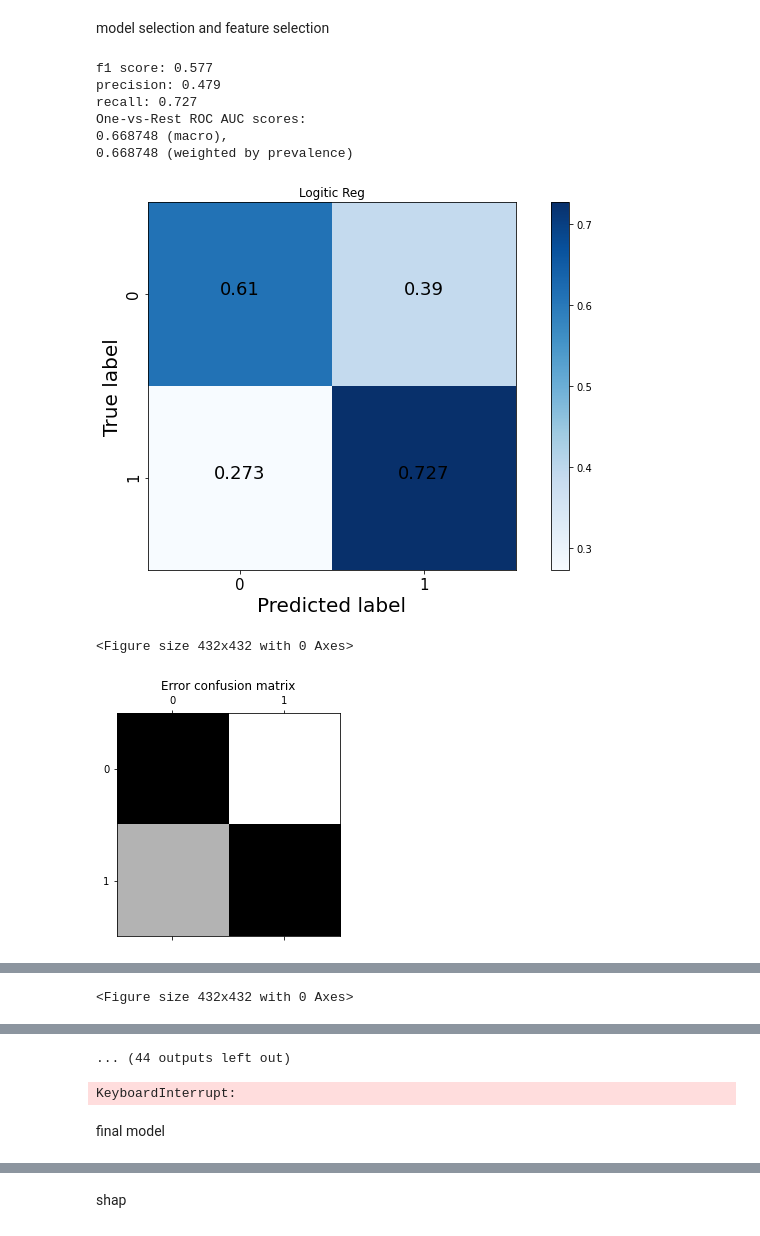
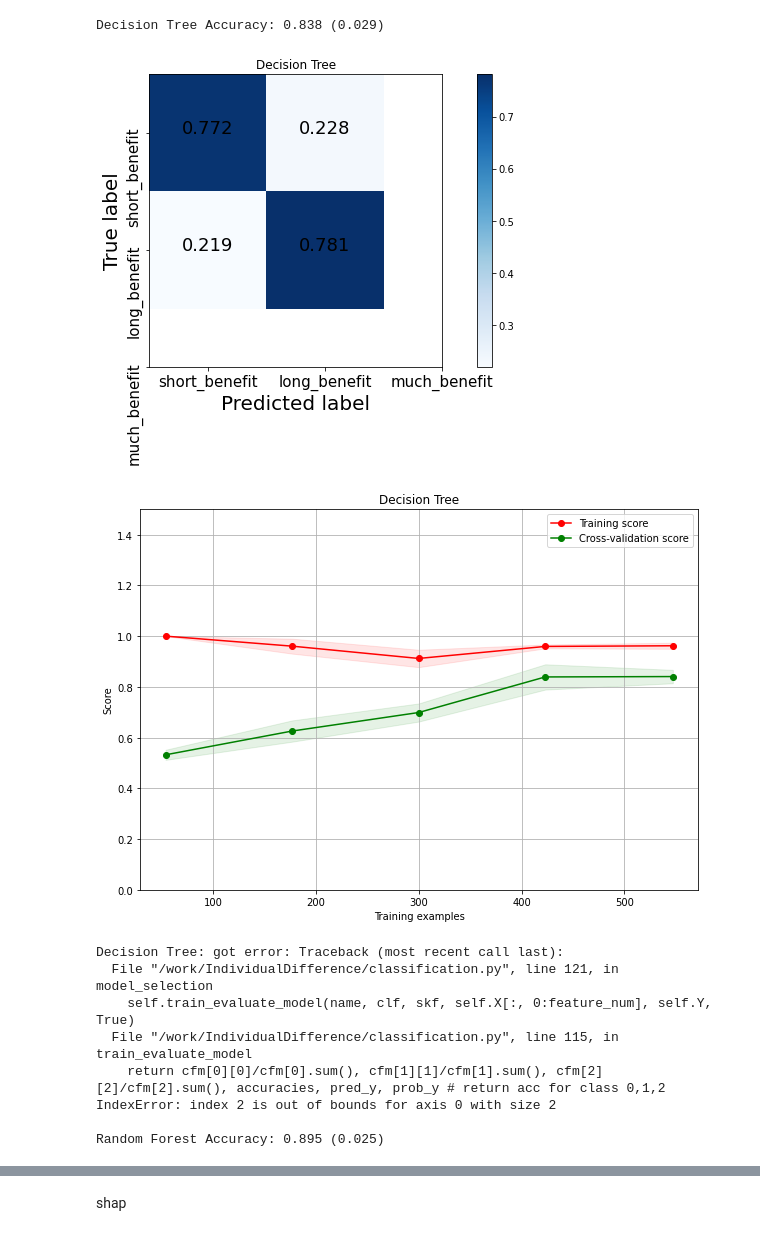
Before and after one commit to YiFeng/IndividualDifference, a Jupyter notebook: indivdiff_ml_classify.ipynb, the cells around one changed output, grey strips where cells are left out. Drawn from its saved outputs; the diff is of its cells as text; code cells hidden in the pictures.

Commit message:
Revised classification code

```diff
--- a/indivdiff_ml_classify.ipynb
+++ b/indivdiff_ml_classify.ipynb
@@ -6,7 +6,7 @@ import warnings
 warnings.filterwarnings('ignore')
 
 googledrive_loc = '/datasets/yis-google-drive'
-data_folder_loc = 'Yi_UCI_research/GSR other works/2020 Summer_predict individual training/data/saved data/2022/binary_classify_talent'
+data_folder_loc = 'Yi_UCI_research/GSR other works/2020 Summer_predict individual training/data/saved data/2022/April/kmeans_binary'
 data_path = path.join(googledrive_loc, data_folder_loc)
 
 import classification as clf
@@ -50,17 +19,16 @@ classification
 # %%
-classify_test = clf.ClassificationProcessor(x_resampled, y_resampled, orig_len, feature_names_corrected)
-# classify_test.get_stacking()
+classify_test = clf.ClassificationProcessor(X, Y, orig_len, feature_names)
-# %% [markdown]
-model selection and feature selection
 # %%
-classify_test.model_selection(26)
+classify_test.model_selection(15)
 # %% [output]
-f1 score: 0.577
-precision: 0.479
-recall: 0.727
-One-vs-Rest ROC AUC scores:
-0.668748 (macro),
-0.668748 (weighted by prevalence)
+Decision Tree Accuracy: 0.838 (0.029)
-[figure, old version]
+[figure, new version]
+[figure, new version]
-<Figure size 432x432 with 0 Axes>
+Decision Tree: got error: Traceback (most recent call last):
+  File "/work/IndividualDifference/classification.py", line 121, in model_selection
+    self.train_evaluate_model(name, clf, skf, self.X[:, 0:feature_num], self.Y, True)
+  File "/work/IndividualDifference/classification.py", line 115, in train_evaluate_model
+    return cfm[0][0]/cfm[0].sum(), cfm[1][1]/cfm[1].sum(), cfm[2][2]/cfm[2].sum(), accuracies, pred_y, prob_y # return acc for class 0,1,2
+IndexError: index 2 is out of bounds for axis 0 with size 2
+
+Random Forest Accuracy: 0.895 (0.025)
-[figure, old version]
@@ -82 +44,0 @@ One-vs-Rest ROC AUC scores:
-<Figure size 432x432 with 0 Axes>
@@ -99,9 +58,4 @@ One-vs-Rest ROC AUC scores:
-... (44 outputs left out)
 # %%
-classify_test.exhausive_feature_selection('GDBT')
+#classify_test.exhausive_feature_selection('GDBT')
 # classify_test.exhausive_feature_selection('Random Forest')
 # classify_test.feature_selection('Random Forest')
-# %% [output]
-KeyboardInterrupt:
-# %% [markdown]
-final model
```
Also changed, not shown: parts of 18 cells of this notebook, 6 other files.
